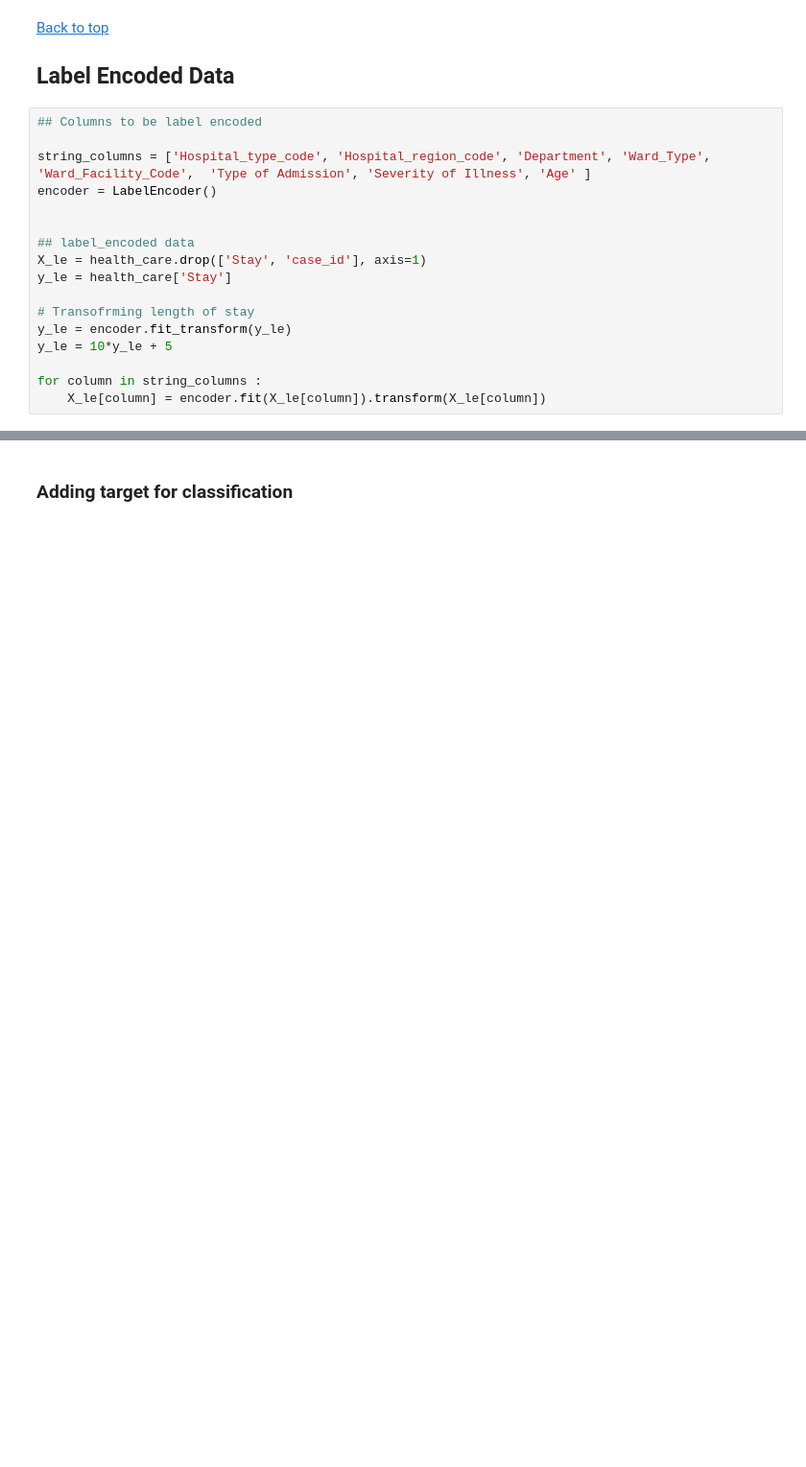
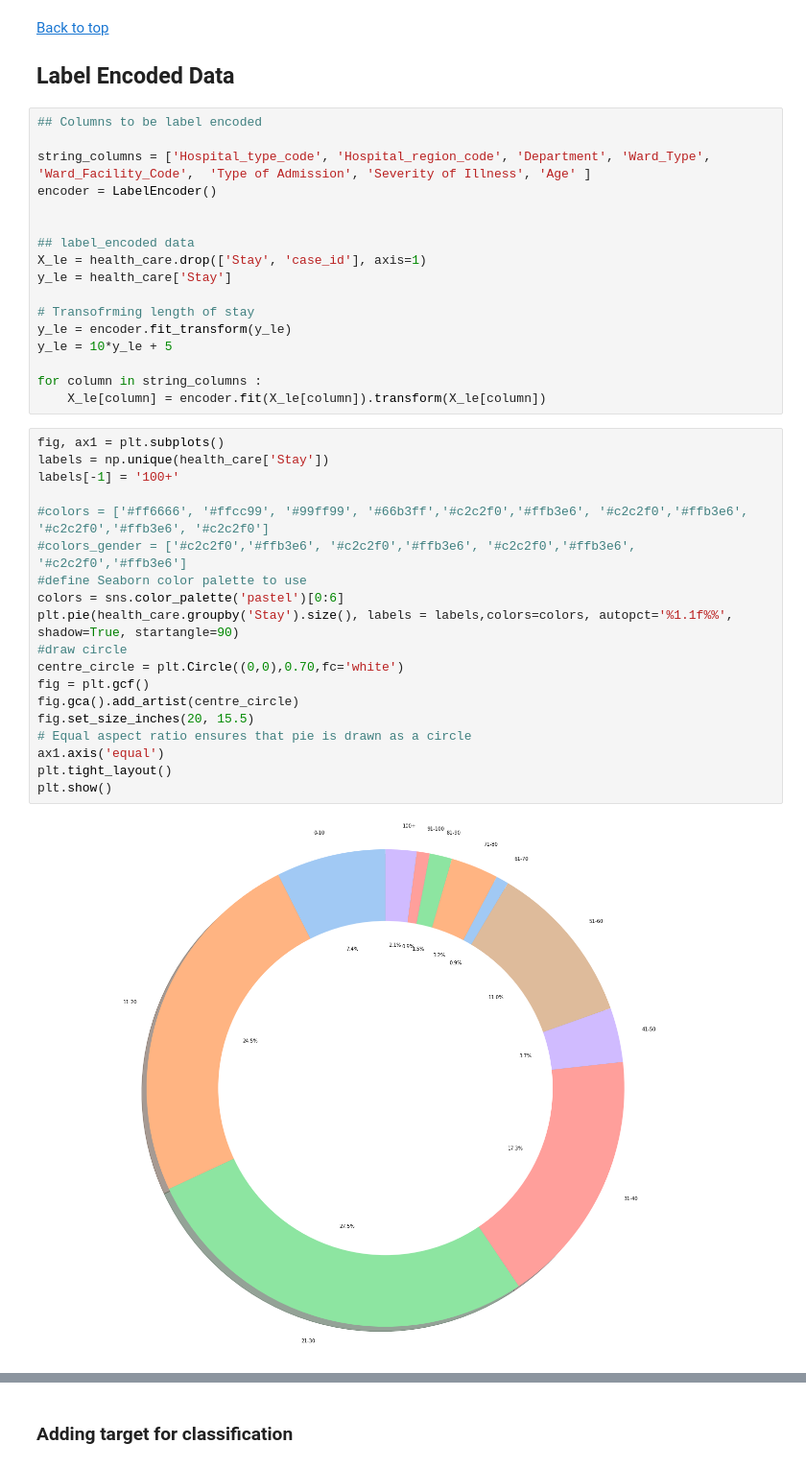
Before and after one commit to Baraa42/Elalami-Skakova-INM701-Coursework, a Jupyter notebook: Model trials/RegressionModels.ipynb, the cells around one changed output, grey strips where cells are left out. Shown at 96% size. Drawn from its saved outputs; the diff is of its cells as text; blank space fills up the shorter version.

```diff
--- a/Model trials/RegressionModels.ipynb
+++ b/Model trials/RegressionModels.ipynb
@@ -111,3 +117,24 @@ y_le = 10*y_le + 5
 
 for column in string_columns :
     X_le[column] = encoder.fit(X_le[column]).transform(X_le[column])
+# %%
+fig, ax1 = plt.subplots()
+labels = np.unique(health_care['Stay'])
+labels[-1] = '100+'
+
+#colors = ['#ff6666', '#ffcc99', '#99ff99', '#66b3ff','#c2c2f0','#ffb3e6', '#c2c2f0','#ffb3e6', '#c2c2f0','#ffb3e6', '#c2c2f0']
+#colors_gender = ['#c2c2f0','#ffb3e6', '#c2c2f0','#ffb3e6', '#c2c2f0','#ffb3e6', '#c2c2f0','#ffb3e6']
+#define Seaborn color palette to use
+colors = sns.color_palette('pastel')[0:6]
+plt.pie(health_care.groupby('Stay').size(), labels = labels,colors=colors, autopct='%1.1f%%', shadow=True, startangle=90)
+#draw circle
+centre_circle = plt.Circle((0,0),0.70,fc='white')
+fig = plt.gcf()
+fig.gca().add_artist(centre_circle)
+fig.set_size_inches(20, 15.5)
+# Equal aspect ratio ensures that pie is drawn as a circle
+ax1.axis('equal')
+plt.tight_layout()
+plt.show()
+# %% [output]
+[figure, added]
```
Also changed, not shown: parts of 30 cells of this notebook, 6 other files.
